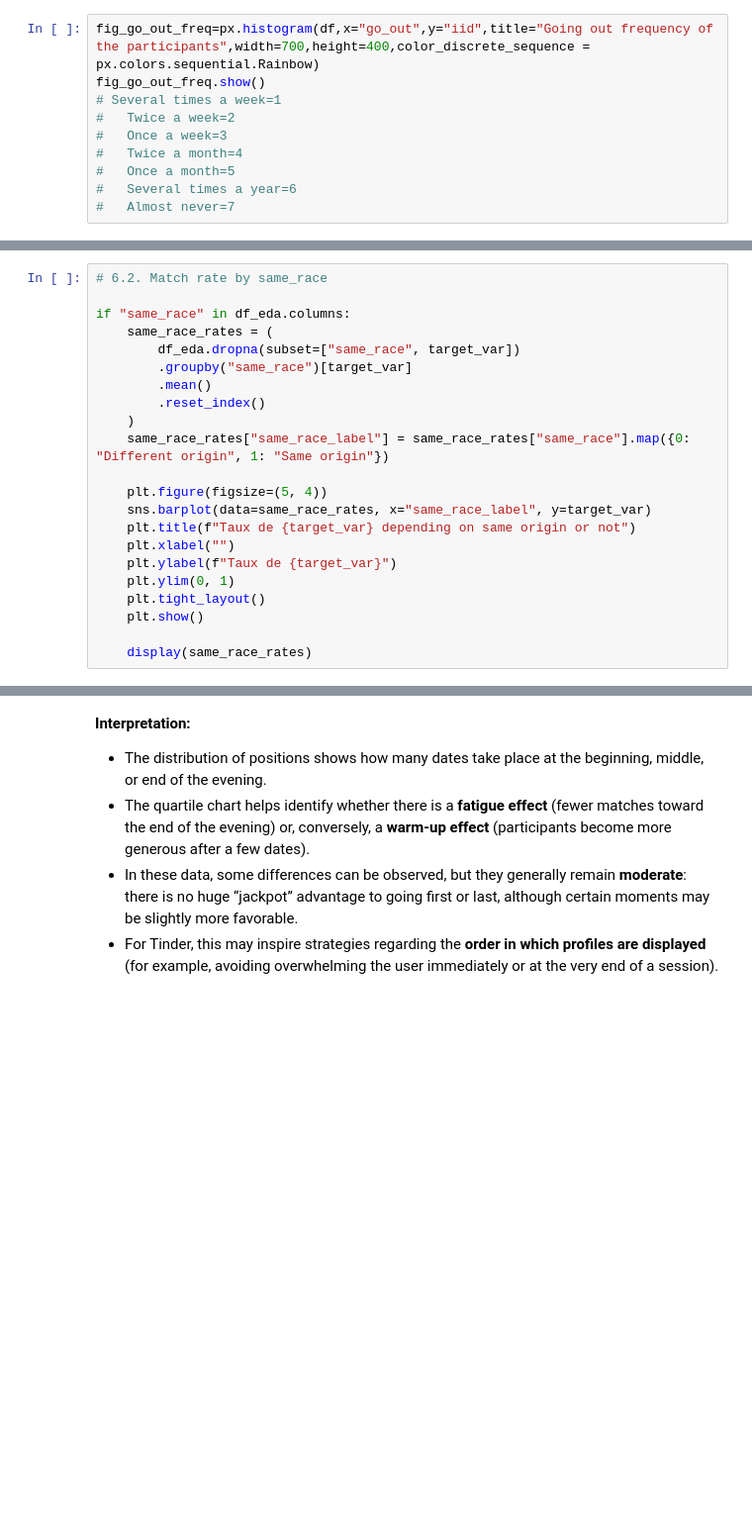
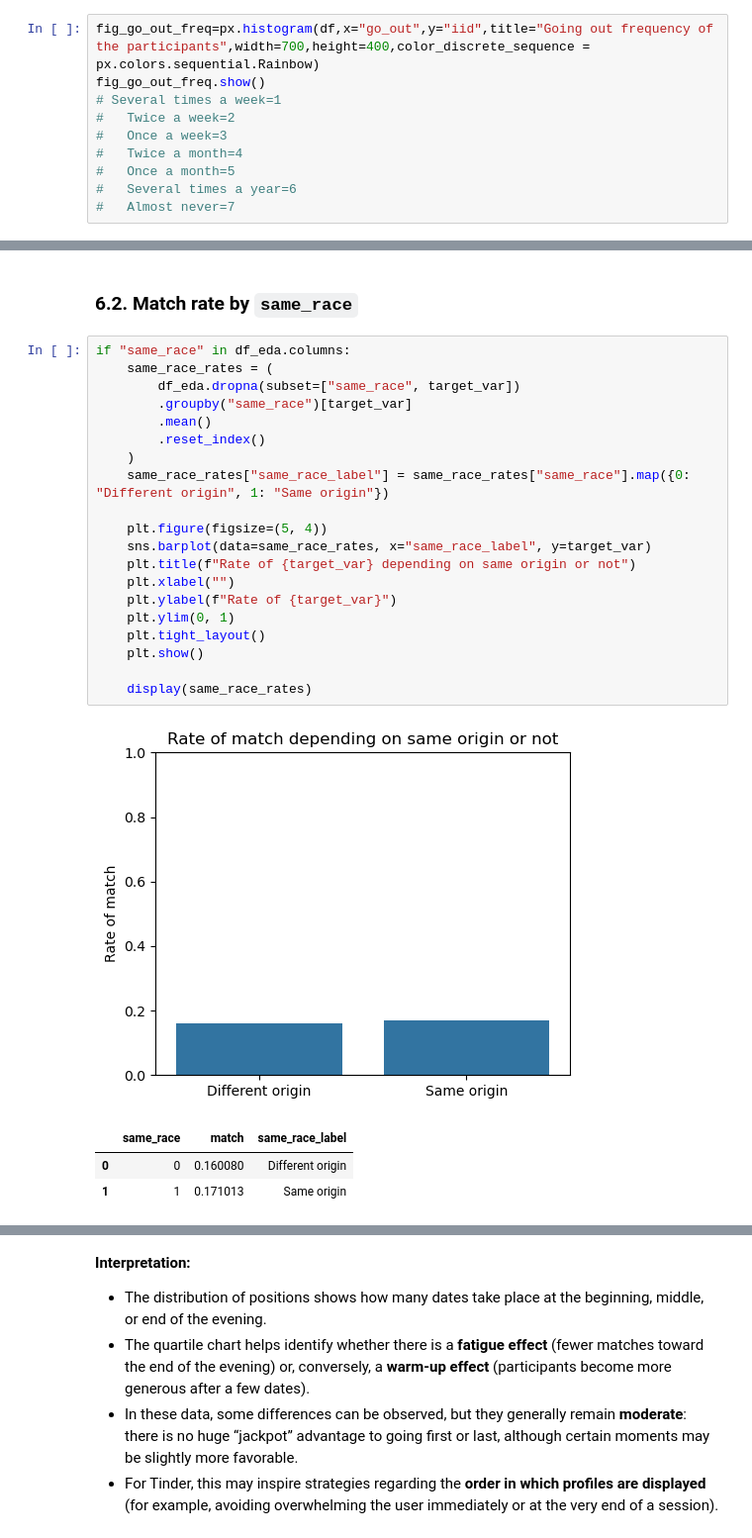
Before and after one commit to Mounia-Agronomist-Datascientist/Tinder_project, a Jupyter notebook: projet_tinder.ipynb, the cells around one changed output, grey strips where cells are left out. Shown at 99% size. Drawn from its saved outputs; the diff is of its cells as text; blank space fills up the shorter version.

```diff
--- a/projet_tinder.ipynb
+++ b/projet_tinder.ipynb
@@ -359,22 +491,27 @@ shared_score_col
+# %% [markdown]
+### **6.2. Match rate by `same_race`**
 # %%
-# 6.2. Match rate by same_race
-
 if "same_race" in df_eda.columns:
     same_race_rates = (
         df_eda.dropna(subset=["same_race", target_var])
         .groupby("same_race")[target_var]
         .mean()
         .reset_index()
     )
     same_race_rates["same_race_label"] = same_race_rates["same_race"].map({0: "Different origin", 1: "Same origin"})
 
     plt.figure(figsize=(5, 4))
     sns.barplot(data=same_race_rates, x="same_race_label", y=target_var)
-    plt.title(f"Taux de {target_var} depending on same origin or not")
+    plt.title(f"Rate of {target_var} depending on same origin or not")
     plt.xlabel("")
-    plt.ylabel(f"Taux de {target_var}")
+    plt.ylabel(f"Rate of {target_var}")
     plt.ylim(0, 1)
     plt.tight_layout()
     plt.show()
 
     display(same_race_rates)
+# %% [output]
+[figure, added]
+|  | same_race | match | same_race_label |
+| 0 | 0 | 0.160080 | Different origin |
+| 1 | 1 | 0.171013 | Same origin |
```
Also changed, not shown: parts of 80 cells of this notebook.
